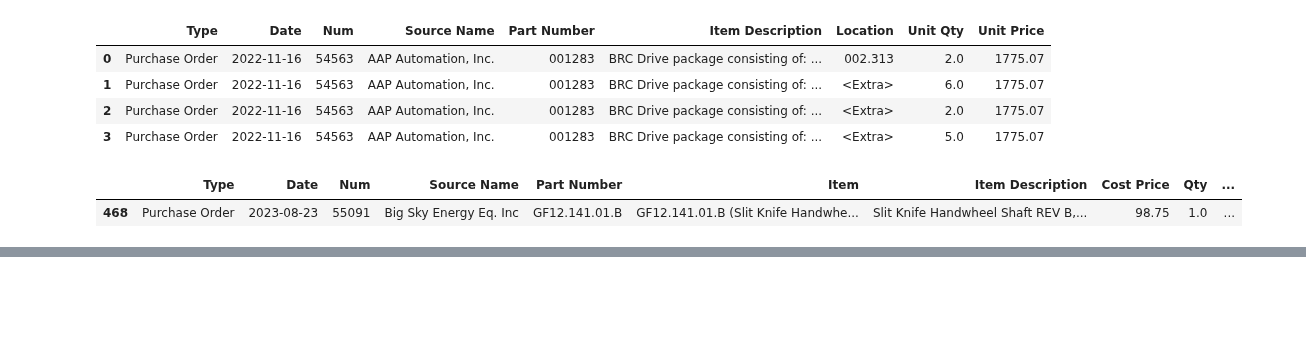
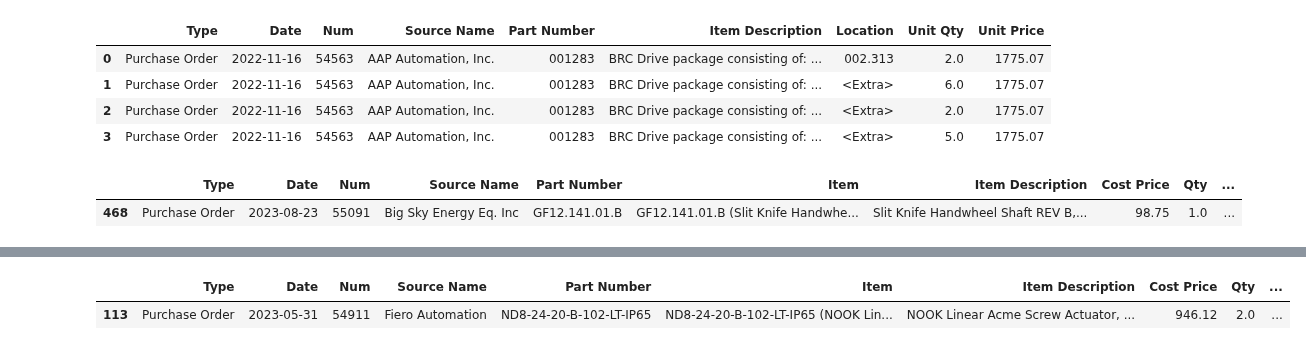
Before and after one commit to austinlackey/job-costing, a Jupyter notebook: main.ipynb, the cells around one changed output, grey strips where cells are left out. Drawn from its saved outputs; the diff is of its cells as text; code cells hidden in the pictures; blank space fills up the shorter version.

```diff
--- a/main.ipynb
+++ b/main.ipynb
@@ -117,6 +123,11 @@ Part Number not found
 Machined
 |  | Part Number | Rev | Part Number Rev | Description | Cost | Total Qty | Vendor | Locations |
 | 8 | GF12.140.06 | A | GF12.140.06.A | Slit Knife Support Rod | 7.5 | 2 | ALEXANDRIA, Nuline | , 2x140.6, |
+# %%
+lookupPartNumber(po, 'ND8-24-', verbatim=False)
+# %% [output]
+|  | Type | Date | Num | Source Name | Part Number | Item | Item Description | Cost Price | Qty | ... |
+| 113 | Purchase Order | 2023-05-31 | 54911 | Fiero Automation | ND8-24-20-B-102-LT-IP65 | ND8-24-20-B-102-LT-IP65 (NOOK Lin... | NOOK Linear Acme Screw Actuator, ... | 946.12 | 2.0 | ... |
 # %%
 %run functions.py
 process_parts(po, assemblies, machined, purchased, extrusion, verbose=True)
```
Also changed, not shown: parts of 2 cells of this notebook, 5 other files.
